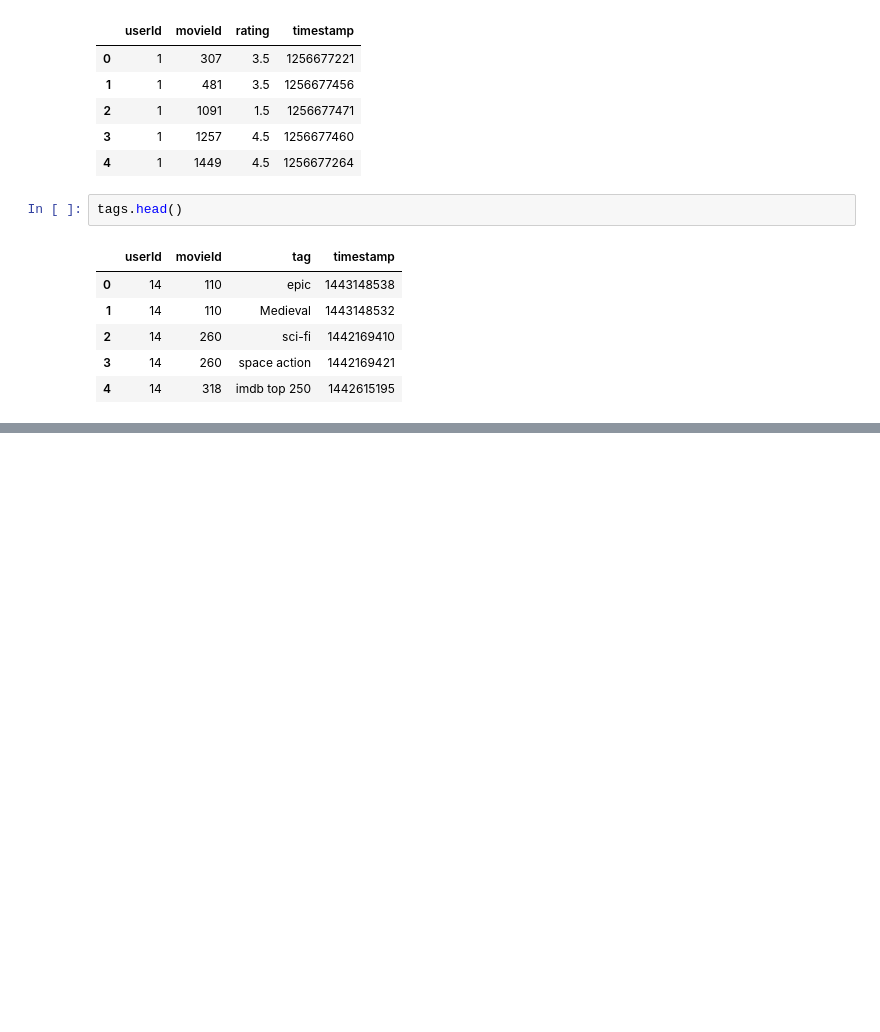
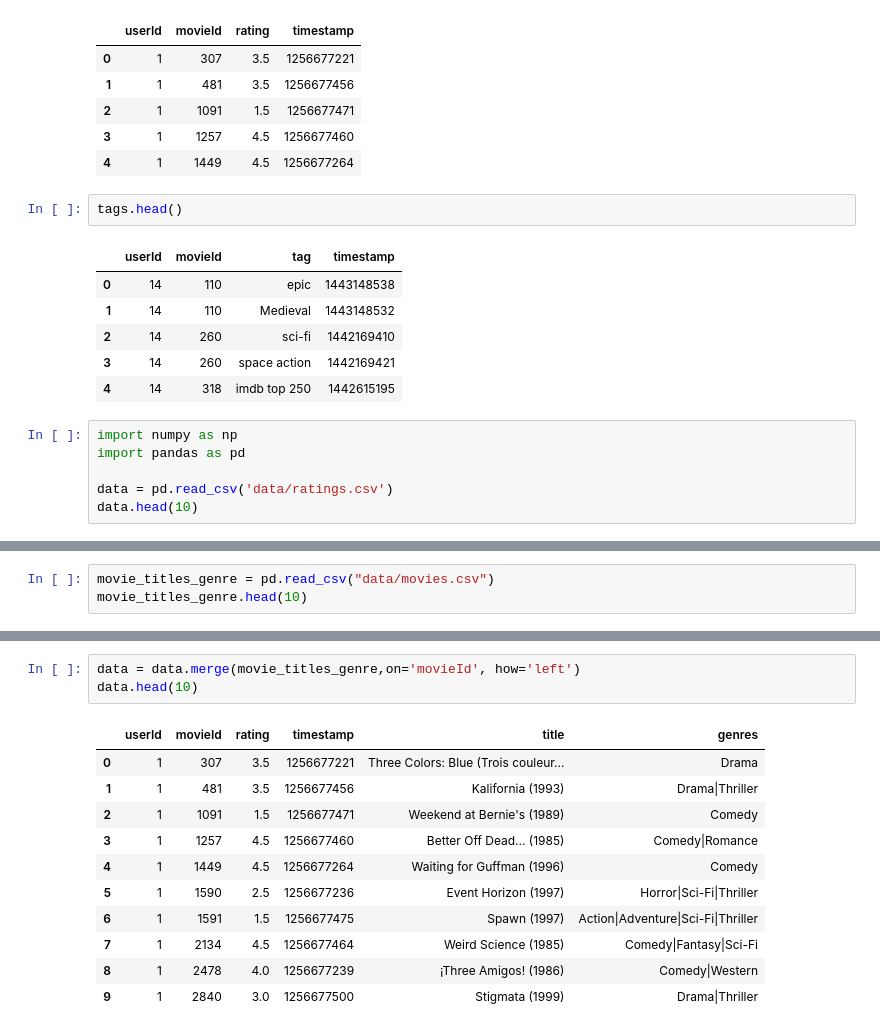
Before and after one commit to aayooush/Brogrammers, a Jupyter notebook: Untitled.ipynb, the cells around one changed output, grey strips where cells are left out. Cells and saved outputs as stored; diff of their text form; blank space fills up the shorter version.

```diff
--- a/Untitled.ipynb
+++ b/Untitled.ipynb
@@ -71,3 +82,9 @@ tags.head()
 | 2 | 14 | 260 | sci-fi | 1442169410 |
 | 3 | 14 | 260 | space action | 1442169421 |
 | 4 | 14 | 318 | imdb top 250 | 1442615195 |
+# %%
+import numpy as np
+import pandas as pd
+
+data = pd.read_csv('data/ratings.csv')
+data.head(10)
@@ -73,0 +103,3 @@ tags.head()
+# %%
+movie_titles_genre = pd.read_csv("data/movies.csv")
+movie_titles_genre.head(10)
@@ -73,0 +118,15 @@ tags.head()
+# %%
+data = data.merge(movie_titles_genre,on='movieId', how='left')
+data.head(10)
+# %% [output]
+|  | userId | movieId | rating | timestamp | title | genres |
+| 0 | 1 | 307 | 3.5 | 1256677221 | Three Colors: Blue (Trois couleur... | Drama |
+| 1 | 1 | 481 | 3.5 | 1256677456 | Kalifornia (1993) | Drama|Thriller |
+| 2 | 1 | 1091 | 1.5 | 1256677471 | Weekend at Bernie's (1989) | Comedy |
+| 3 | 1 | 1257 | 4.5 | 1256677460 | Better Off Dead... (1985) | Comedy|Romance |
+| 4 | 1 | 1449 | 4.5 | 1256677264 | Waiting for Guffman (1996) | Comedy |
+| 5 | 1 | 1590 | 2.5 | 1256677236 | Event Horizon (1997) | Horror|Sci-Fi|Thriller |
+| 6 | 1 | 1591 | 1.5 | 1256677475 | Spawn (1997) | Action|Adventure|Sci-Fi|Thriller |
+| 7 | 1 | 2134 | 4.5 | 1256677464 | Weird Science (1985) | Comedy|Fantasy|Sci-Fi |
+| 8 | 1 | 2478 | 4.0 | 1256677239 | ¡Three Amigos! (1986) | Comedy|Western |
+| 9 | 1 | 2840 | 3.0 | 1256677500 | Stigmata (1999) | Drama|Thriller |
```
Also changed, not shown: parts of 12 cells of this notebook.
